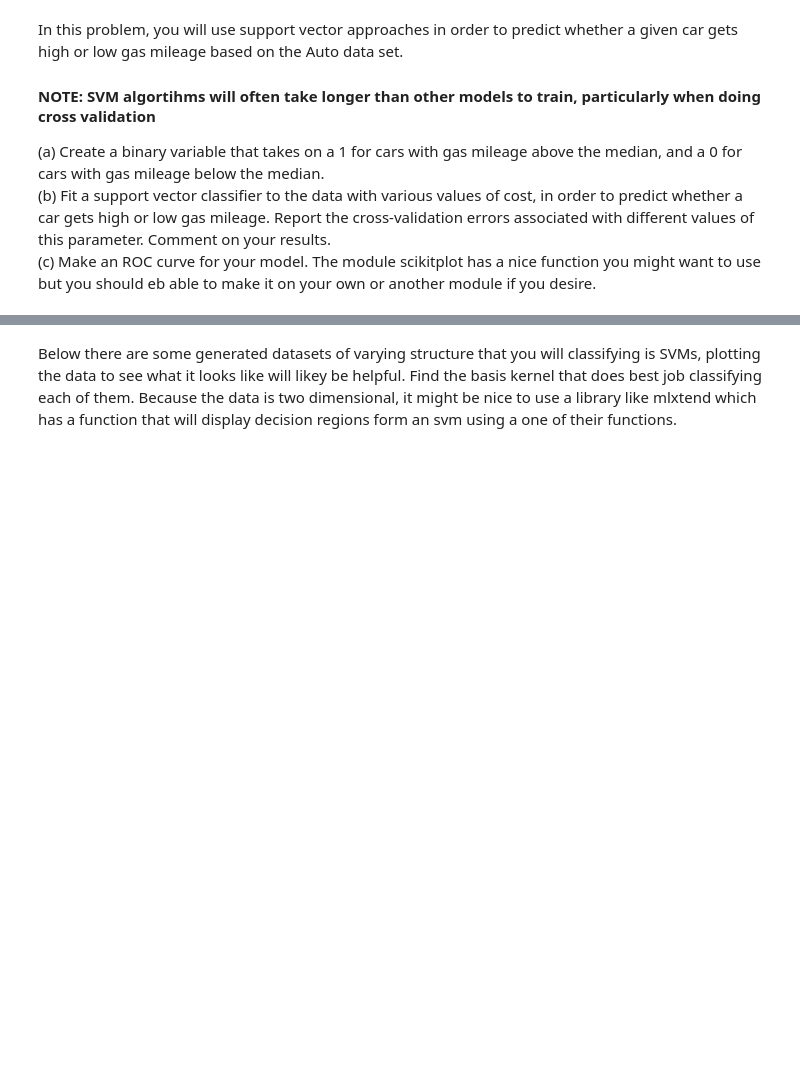
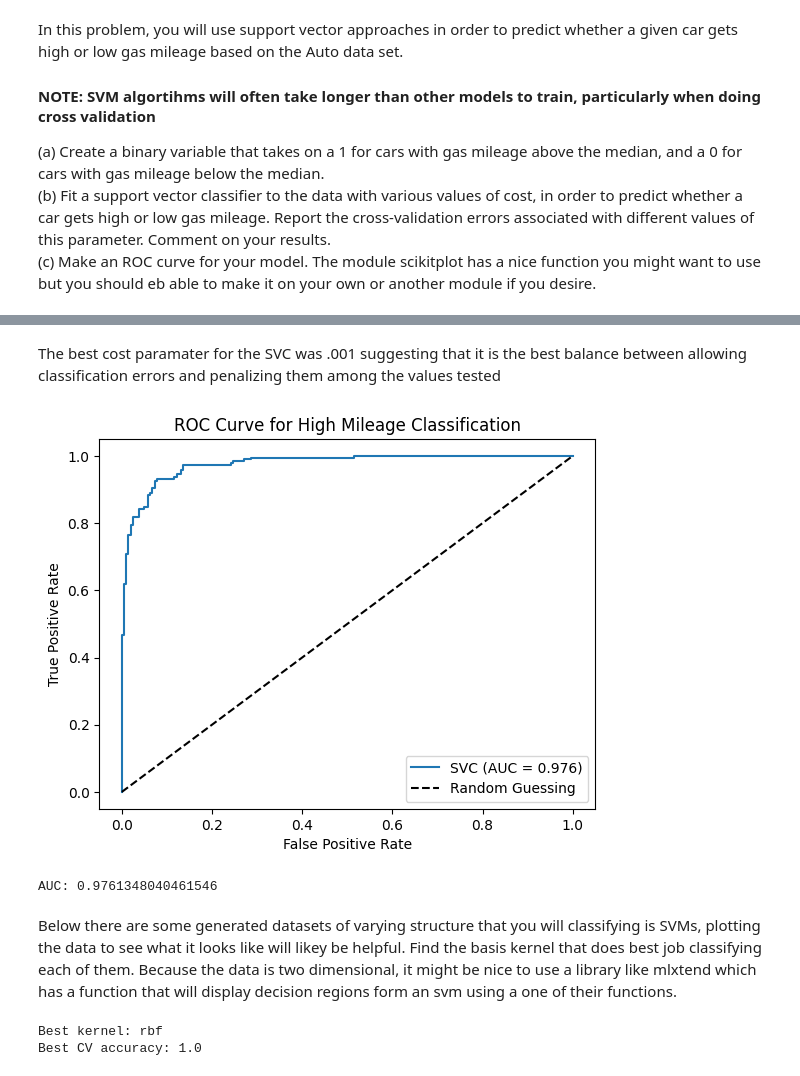
Before and after one commit to byuruth/Econ484, a Jupyter notebook: pset5coding_ruthwright.ipynb, the cells around one changed output, grey strips where cells are left out. Cells and saved outputs as stored; diff of their text form; code cells hidden in the pictures; blank space fills up the shorter version.

```diff
--- a/pset5coding_ruthwright.ipynb
+++ b/pset5coding_ruthwright.ipynb
@@ -194,3 +424,24 @@ In this problem, you will use support vector approaches in order to predict whet
 (a) Create a binary variable that takes on a 1 for cars with gas mileage above the median, and a 0 for cars with gas mileage below the median.
 (b) Fit a support vector classifier to the data with various values of cost, in order to predict whether a car gets high or low gas mileage. Report the cross-validation errors associated with different values of this parameter. Comment on your results.
 (c) Make an ROC curve for your model. The module scikitplot has a nice function you might want to use but you should eb able to make it on your own or another module if you desire.
+# %%
+auto = pd.read_csv("Auto.csv")
+auto['high_mileage'] = (auto['mpg'] > auto['mpg'].median()).astype(int)
+# %%
+X = auto.drop(columns=['mpg', 'high_mileage', 'name'])
+X = pd.get_dummies(X, drop_first=True)
+y = auto['high_mileage']
+
+from sklearn.svm import SVC
+from sklearn.preprocessing import StandardScaler
+from sklearn.pipeline import make_pipeline
+
+svc = make_pipeline(StandardScaler(), SVC(kernel='linear'))
+param_grid = {'svc__C': [0.001, 0.01, 0.1, 1, 10, 100]}
+svc_cv = GridSearchCV(svc, param_grid, cv=5, scoring='accuracy').fit(X, y)
+
+
+results = pd.DataFrame({'C': svc_cv.cv_results_['param_svc__C'],'CV Error': 1 - svc_cv.cv_results_['mean_test_score']})
+print(results)
+print("Best C:", svc_cv.best_params_['svc__C'])
+print("Lowest CV Error:", 1 - svc_cv.best_score_)
@@ -197,5 +458,45 @@ In this problem, you will use support vector approaches in order to predict whet
+# %% [markdown]
+The best cost paramater for the SVC was .001 suggesting that it is the best balance between allowing classification errors and penalizing them among the values tested
+# %%
+from sklearn.metrics import roc_curve, roc_auc_score
+import matplotlib.pyplot as plt
+
+y_scores = svc_cv.best_estimator_.decision_function(X)
+fpr, tpr, thresholds = roc_curve(y, y_scores)
+auc = roc_auc_score(y, y_scores)
+
+plt.plot(fpr, tpr, label=f'SVC (AUC = {auc:.3f})')
+plt.plot([0, 1], [0, 1], 'k--', label='Random Guessing')
+
+plt.xlabel('False Positive Rate')
+plt.ylabel('True Positive Rate')
+plt.title('ROC Curve for High Mileage Classification')
+plt.legend()
+plt.show()
+
+print("AUC:", auc)
+# %% [output]
+[figure, added]
+AUC: 0.9761348040461546
 # %% [markdown]
 Below there are some generated datasets of varying structure that you will classifying is SVMs, plotting the data to see what it looks like will likey be helpful. Find the basis kernel that does best job classifying each of them. Because the data is two dimensional, it might be nice to use a library like mlxtend which has a function that will display decision regions form an svm using a one of their functions.
 # %%
 from sklearn.datasets import make_moons
 x, y = make_moons(n_samples=100, shuffle=True, noise=1/10, random_state=123)
+# %%
+from sklearn.svm import SVC
+from sklearn.model_selection import GridSearchCV
+from sklearn.preprocessing import StandardScaler
+from sklearn.pipeline import make_pipeline
+
+svc = make_pipeline(StandardScaler(), SVC())
+
+param_grid = {'svc__kernel': ['linear', 'poly', 'rbf'],'svc__C': [0.1, 1, 10, 100],'svc__gamma': ['scale', 0.1, 1, 10]}
+
+grid = GridSearchCV(svc, param_grid, cv=5, scoring='accuracy').fit(x, y)
+
+print("Best kernel:", grid.best_params_['svc__kernel'])
+print("Best CV accuracy:", grid.best_score_)
+# %% [output]
+Best kernel: rbf
+Best CV accuracy: 1.0
```
Also changed, not shown: parts of 25 cells of this notebook.
